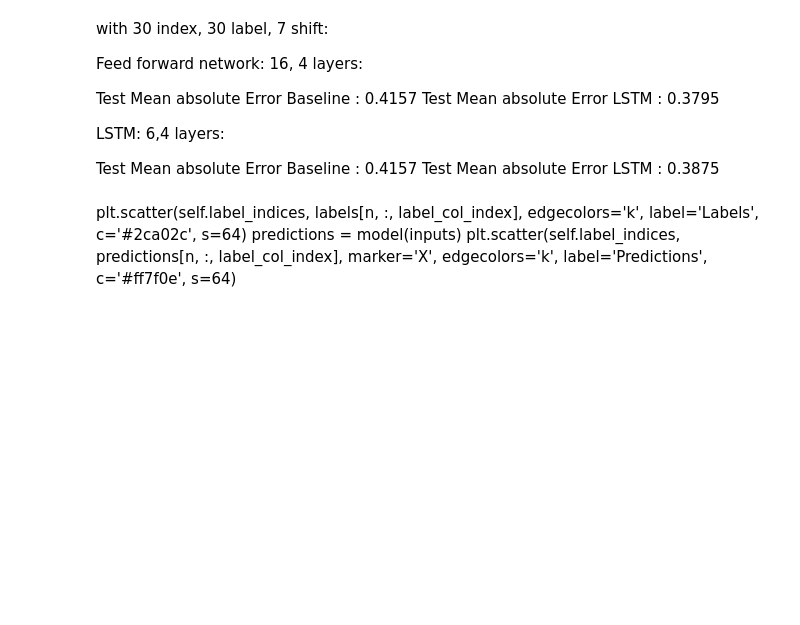
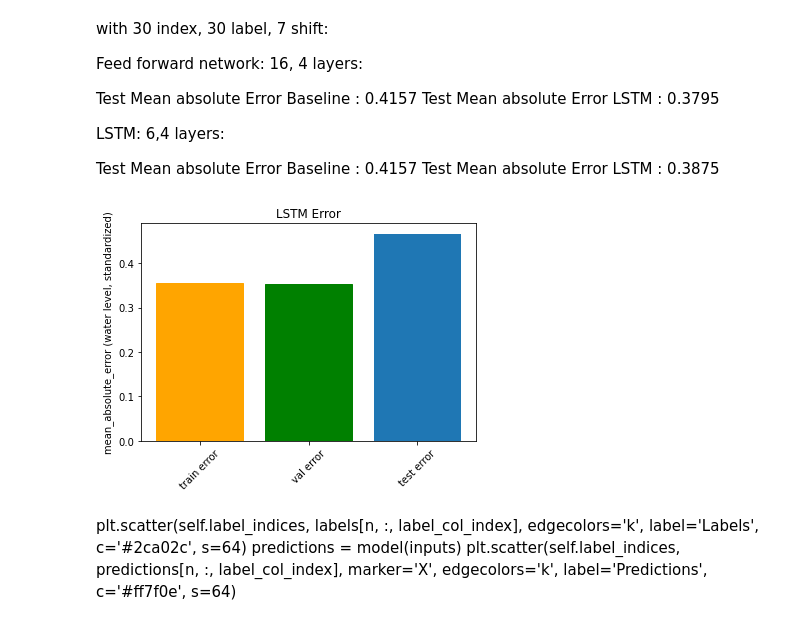
Before and after one commit to AJWarnke/datascienceml2022, a Jupyter notebook: network-DWD.ipynb, the cells around one changed output. Cells and saved outputs as stored; diff of their text form; code cells hidden in the pictures; blank space fills up the shorter version.

```diff
--- a/network-DWD.ipynb
+++ b/network-DWD.ipynb
@@ -394,7 +435,9 @@ baseline = Baseline(label_index=column_indices['level'])
 baseline.compile(loss=tf.losses.MeanSquaredError(),
                  metrics=[tf.metrics.MeanAbsoluteError()])
 
+train_performance = {}
 val_performance = {}
 performance = {}
+train_performance['Baseline'] = baseline.evaluate(single_step_window.train)
 val_performance['Baseline'] = baseline.evaluate(single_step_window.val)
 performance['Baseline'] = baseline.evaluate(single_step_window.test, verbose=0)
@@ -496,12 +553,15 @@ _ = plt.legend()
 # %%
-plt.ylabel('mean_absolute_error [T (degC), normalized]')
+plt.ylabel('mean_absolute_error (water level, standardized)')
 x = np.arange(3)
 LSTM_performance = [train_performance['LSTM'][1], val_performance['LSTM'][1], performance['LSTM'][1]]
 barlist = plt.bar(x, LSTM_performance)
 plt.xticks(ticks=x, labels=['train error', 'val error', 'test error'],
            rotation=45)
+plt.title('LSTM Error')
 barlist[0].set_color('orange')
 barlist[1].set_color('g')
+# %% [output]
+[figure, added]
 # %% [markdown]
 plt.scatter(self.label_indices, labels[n, :, label_col_index],
                     edgecolors='k', label='Labels', c='#2ca02c', s=64)
```
Also changed, not shown: parts of 31 cells of this notebook.
